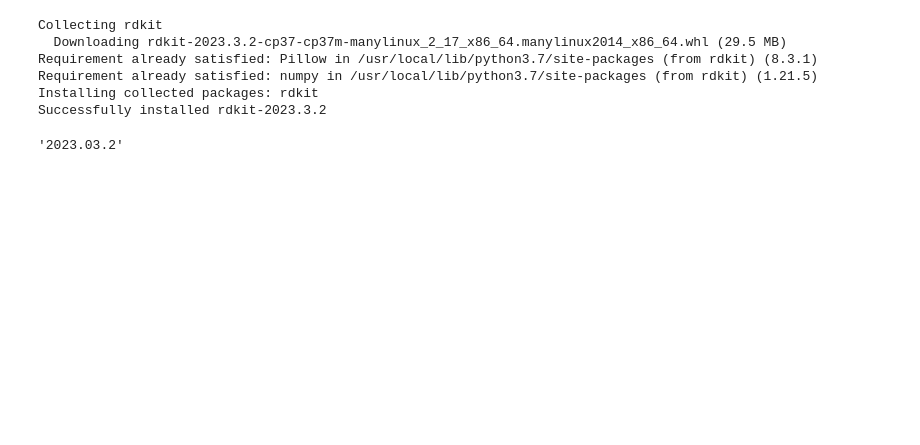
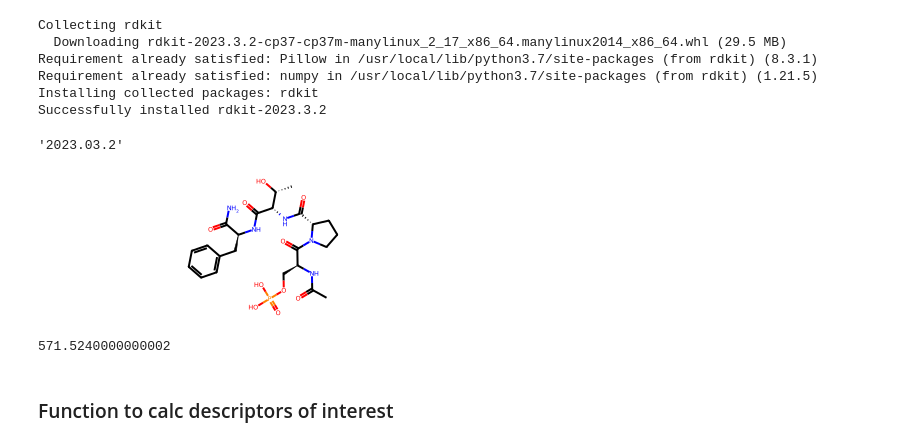
Before and after one commit to maronem/CDD_ML_Bioactivity_Project, a Jupyter notebook: CDD_ML_bioactivity_practice.ipynb, the cells around one changed output. Drawn from its saved outputs; the diff is of its cells as text; code cells hidden in the pictures; blank space fills up the shorter version.

Commit message:
Completed data preprocessing and exploratory data analysis/visualization

```diff
--- a/CDD_ML_bioactivity_practice.ipynb
+++ b/CDD_ML_bioactivity_practice.ipynb
@@ -324,3 +328,14 @@ from rdkit.Chem import Descriptors, Lipinski
 rdkit.__version__
 # %% [output]
 '2023.03.2'
+# %%
+a = Chem.MolFromSmiles(bioactivity_df.canonical_smiles[0])
+a
+# %% [output]
+[figure, added]
+# %%
+Descriptors.MolWt(a)
+# %% [output]
+571.5240000000002
+# %% [markdown]
+### Function to calc descriptors of interest
```
Also changed, not shown: parts of 31 cells of this notebook.
